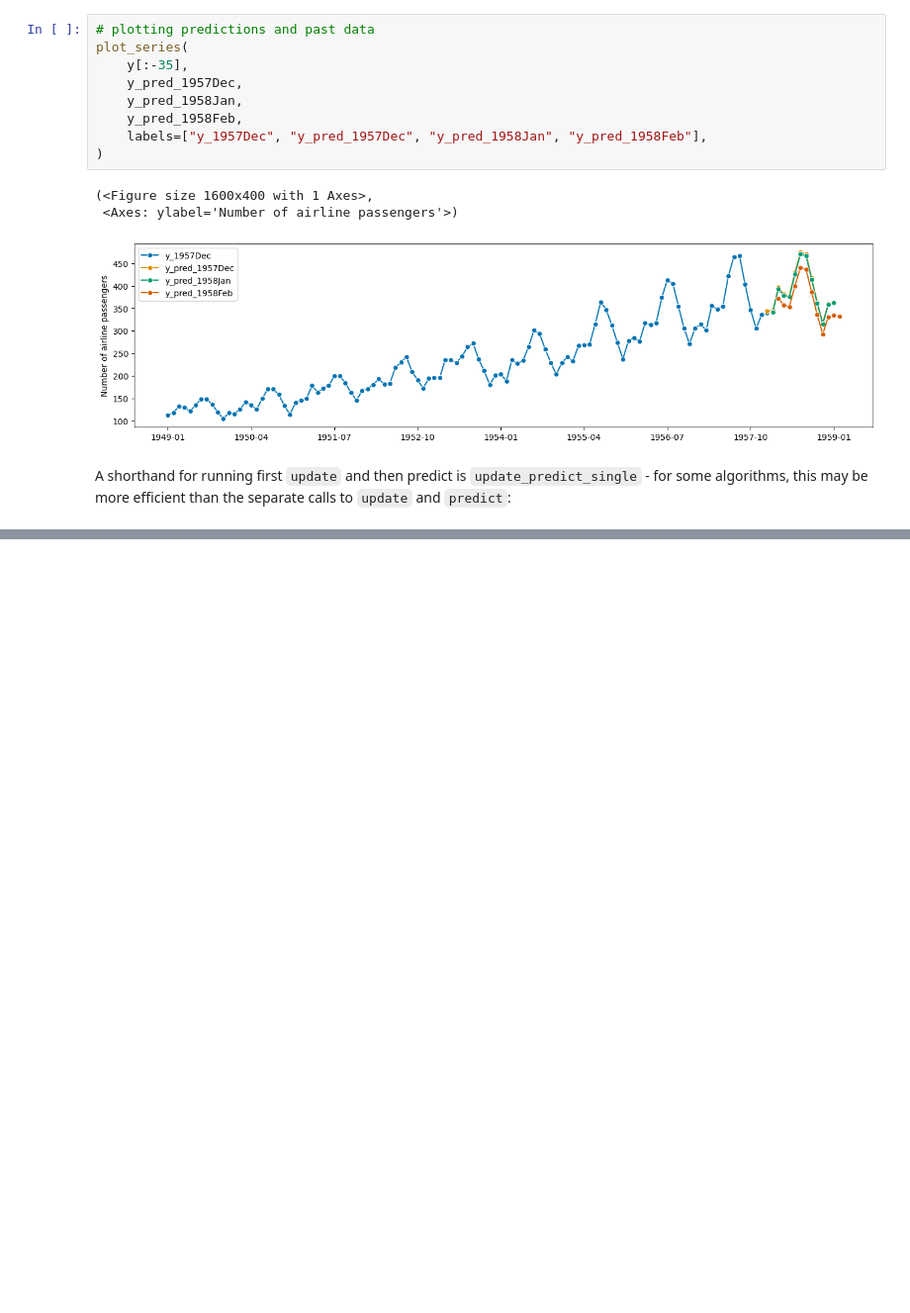
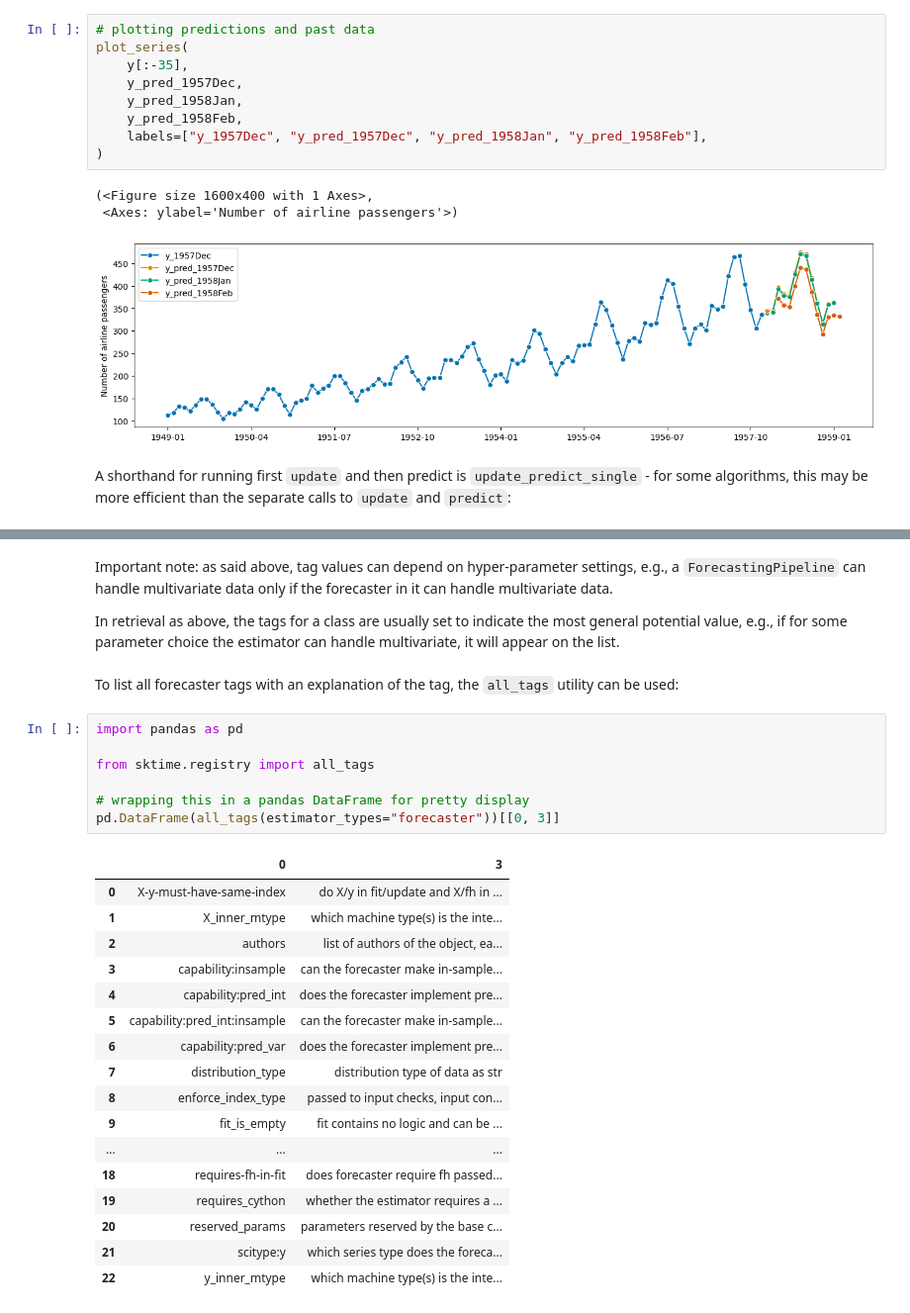
Before and after one commit to watanaberyunosuke/sktime, a Jupyter notebook: forcasting.ipynb, the cells around one changed output, grey strips where cells are left out. Shown at 99% size. Cells and saved outputs as stored; diff of their text form; blank space fills up the shorter version.

```diff
--- a/forcasting.ipynb
+++ b/forcasting.ipynb
@@ -831,0 +946,31 @@ Freq: M, Name: Number of airline passengers, dtype: float64
+# %% [markdown]
+Important note: as said above, tag values can depend on hyper-parameter settings, e.g., a `ForecastingPipeline` can handle multivariate data only if the forecaster in it can handle multivariate data.
+
+In retrieval as above, the tags for a class are usually set to indicate the most general potential value, e.g., if for some parameter choice the estimator can handle multivariate, it will appear on the list.
+# %% [markdown]
+To list all forecaster tags with an explanation of the tag, the `all_tags` utility can be used:
+# %%
+import pandas as pd
+
+from sktime.registry import all_tags
+
+# wrapping this in a pandas DataFrame for pretty display
+pd.DataFrame(all_tags(estimator_types="forecaster"))[[0, 3]]
+# %% [output]
+|  | 0 | 3 |
+| 0 | X-y-must-have-same-index | do X/y in fit/update and X/fh in ... |
+| 1 | X_inner_mtype | which machine type(s) is the inte... |
+| 2 | authors | list of authors of the object, ea... |
+| 3 | capability:insample | can the forecaster make in-sample... |
+| 4 | capability:pred_int | does the forecaster implement pre... |
+| 5 | capability:pred_int:insample | can the forecaster make in-sample... |
+| 6 | capability:pred_var | does the forecaster implement pre... |
+| 7 | distribution_type | distribution type of data as str |
+| 8 | enforce_index_type | passed to input checks, input con... |
+| 9 | fit_is_empty | fit contains no logic and can be ... |
+| ... | ... | ... |
+| 18 | requires-fh-in-fit | does forecaster require fh passed... |
+| 19 | requires_cython | whether the estimator requires a ... |
+| 20 | reserved_params | parameters reserved by the base c... |
+| 21 | scitype:y | which series type does the foreca... |
+| 22 | y_inner_mtype | which machine type(s) is the inte... |
```
Also changed, not shown: parts of 40 cells of this notebook.
